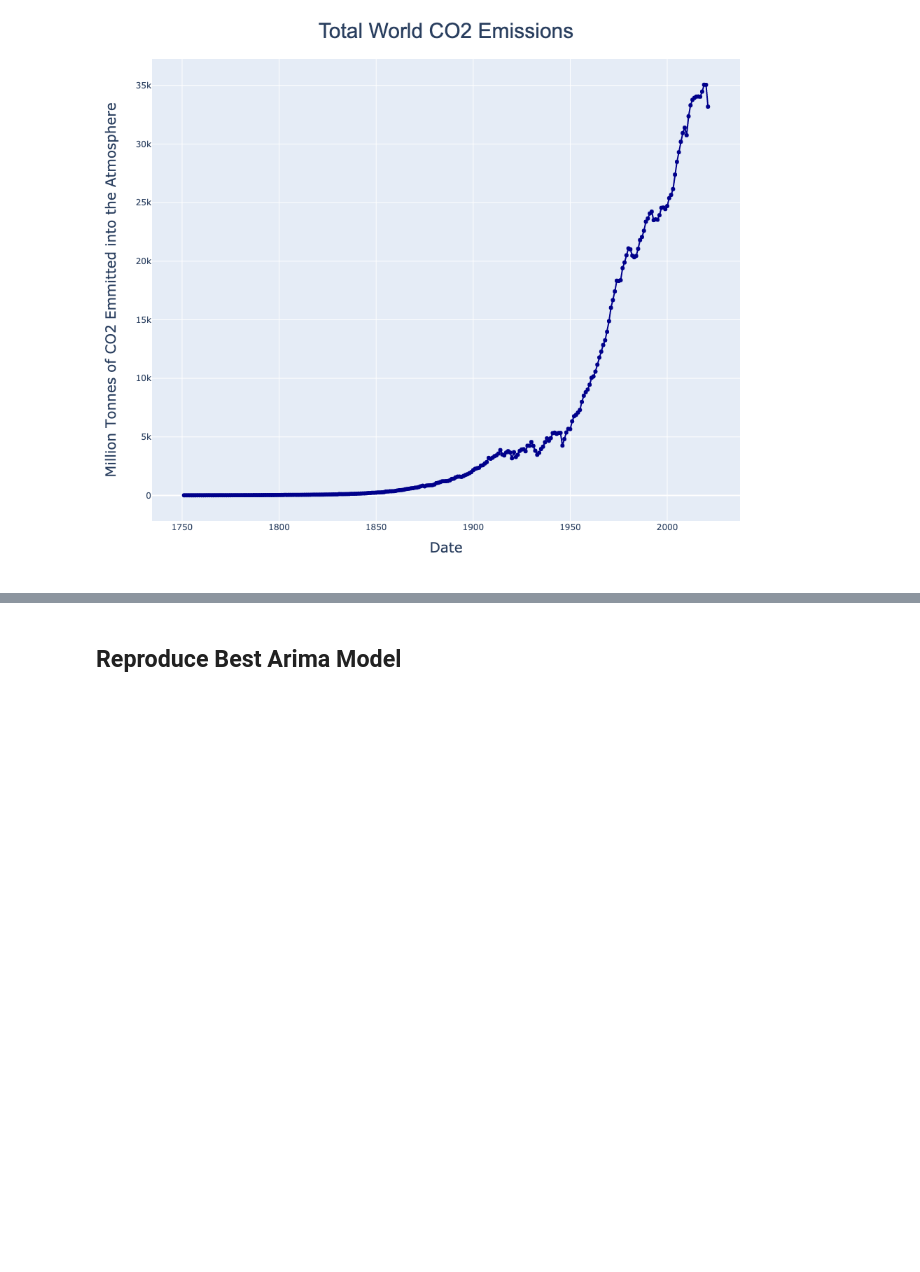
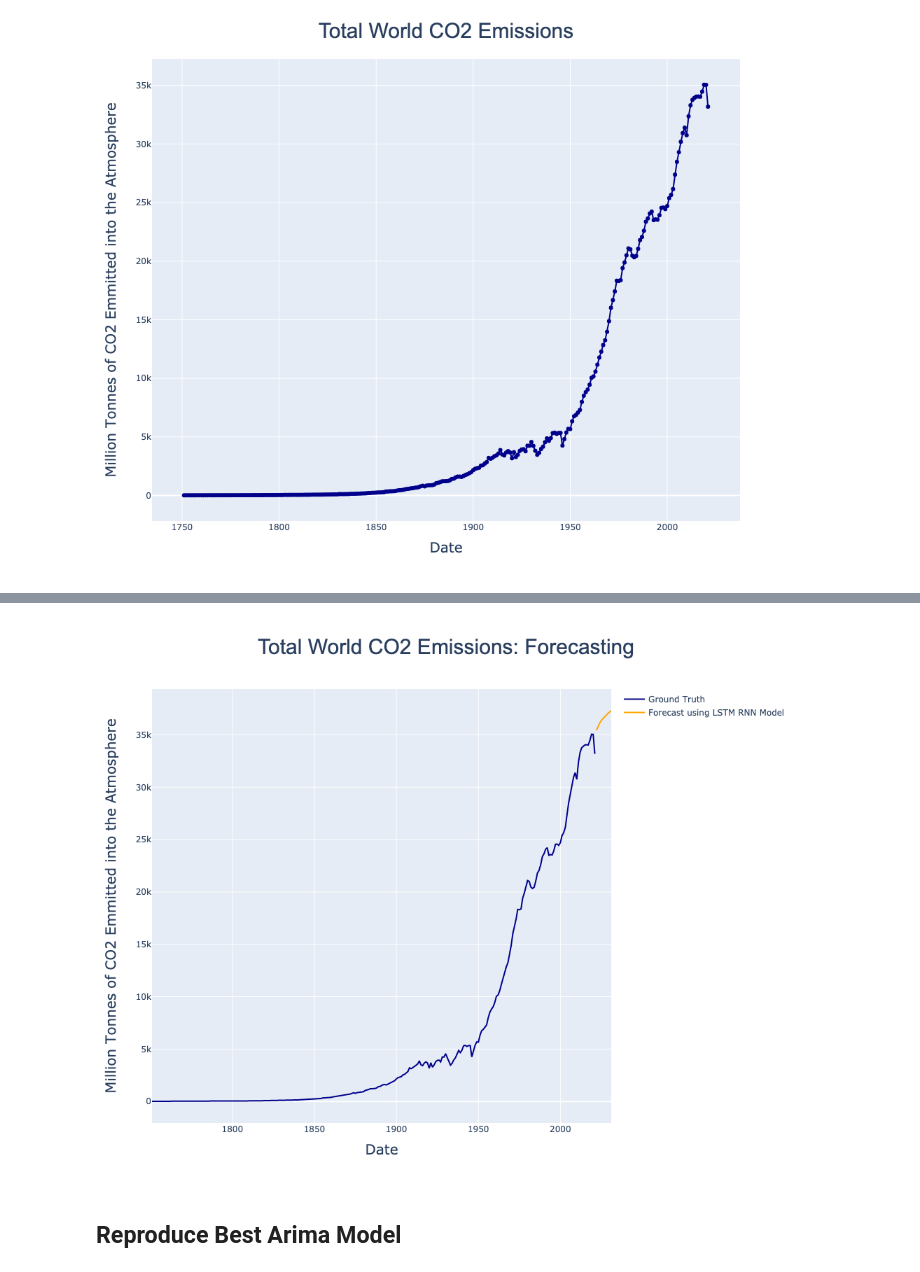
Before and after one commit to cristian-castro-a/World_CO2_Emissions_Forecasting, a Jupyter notebook: ARIMA_vs_LSTM.ipynb, the cells around one changed output, grey strips where cells are left out. Cells and saved outputs as stored; diff of their text form; code cells hidden in the pictures; blank space fills up the shorter version.

```diff
--- a/ARIMA_vs_LSTM.ipynb
+++ b/ARIMA_vs_LSTM.ipynb
@@ -111,7 +136,7 @@ fig.show('png')
 # %%
 # Import Best LSTM Model
 # Please refer to "Models" Folder to check in detail the training process
-directory = 'Models/best_lstm_model/best_lstm.h5'
+directory = 'Models/best_lstm_model_tuned/best_lstm.h5'
 parent_dir = os.path.abspath(os.getcwd())
 path = os.path.join(parent_dir, directory)
 best_lstm = tf.keras.models.load_model(path)
@@ -121,0 +195,4 @@ To enable them in non-MKL-DNN operations, rebuild TensorFlow with the appropriat
+# %%
+# Re Scale Predictions
+scaled_predictions = scaler.inverse_transform(predictions)
+scaled_predictions.reshape(-1)
@@ -121,0 +203,13 @@ To enable them in non-MKL-DNN operations, rebuild TensorFlow with the appropriat
+# %%
+# Creating a Dataframe for Forecasting
+forecast = pd.DataFrame(
+    {
+        'date': pd.date_range(
+            start = '2021-12-31',
+            end = '2030-12-31',
+            freq = 'Y'
+            ),
+        'co2_forecasted': scaled_predictions.reshape(-1)
+    }
+)
+forecast.head()
@@ -122,3 +223,59 @@ To enable them in non-MKL-DNN operations, rebuild TensorFlow with the appropriat
+# %%
+# Plotting the Results
+fig = go.Figure()
+
+fig.update_layout(
+    width = 1000,
+    height = 800,
+    title = dict(
+        text = 'Total World CO2 Emissions: Forecasting',
+        font = dict(
+            family = 'Arial',
+            size = 30
+        ),
+        x = 0.5
+    )
+)
+
+fig.update_xaxes(
+    title_text = 'Date',
+    title_font = {'size': 20}
+)
+
+fig.update_yaxes(
+    title_text = 'Million Tonnes of CO2 Emmitted into the Atmosphere',
+    title_font = {'size': 20}
+)
+
+fig.add_trace(
+    go.Scatter(
+        x = df['date'],
+        y = df['co2'],
+        mode = 'lines',
+        name = 'Ground Truth',
+        marker = dict(
+            color = 'darkblue',
+            size = 15
+        )
+    )
+)
+
+fig.add_trace(
+    go.Scatter(
+        x = forecast['date'],
+        y = forecast['co2_forecasted'],
+        mode = 'lines',
+        name = 'Forecast using LSTM RNN Model',
+        marker = dict(
+            color = 'orange',
+            size = 15
+        )
+    )
+)
+
+fig.show('png')
+# %% [output]
+[figure, added]
 # %% [markdown]
 ## Reproduce Best Arima Model
 # %%
```
Also changed, not shown: parts of 14 cells of this notebook, 3 other files.
